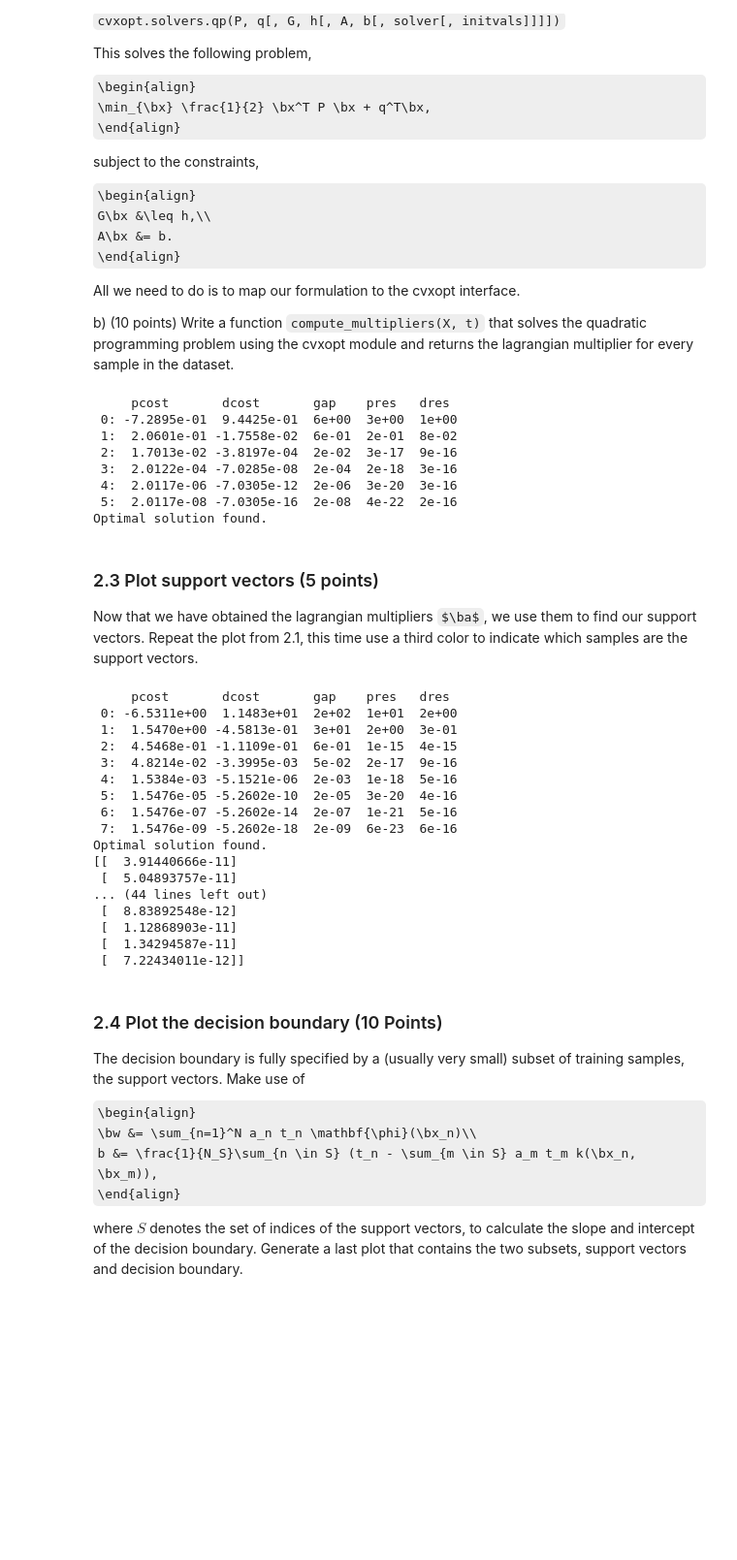
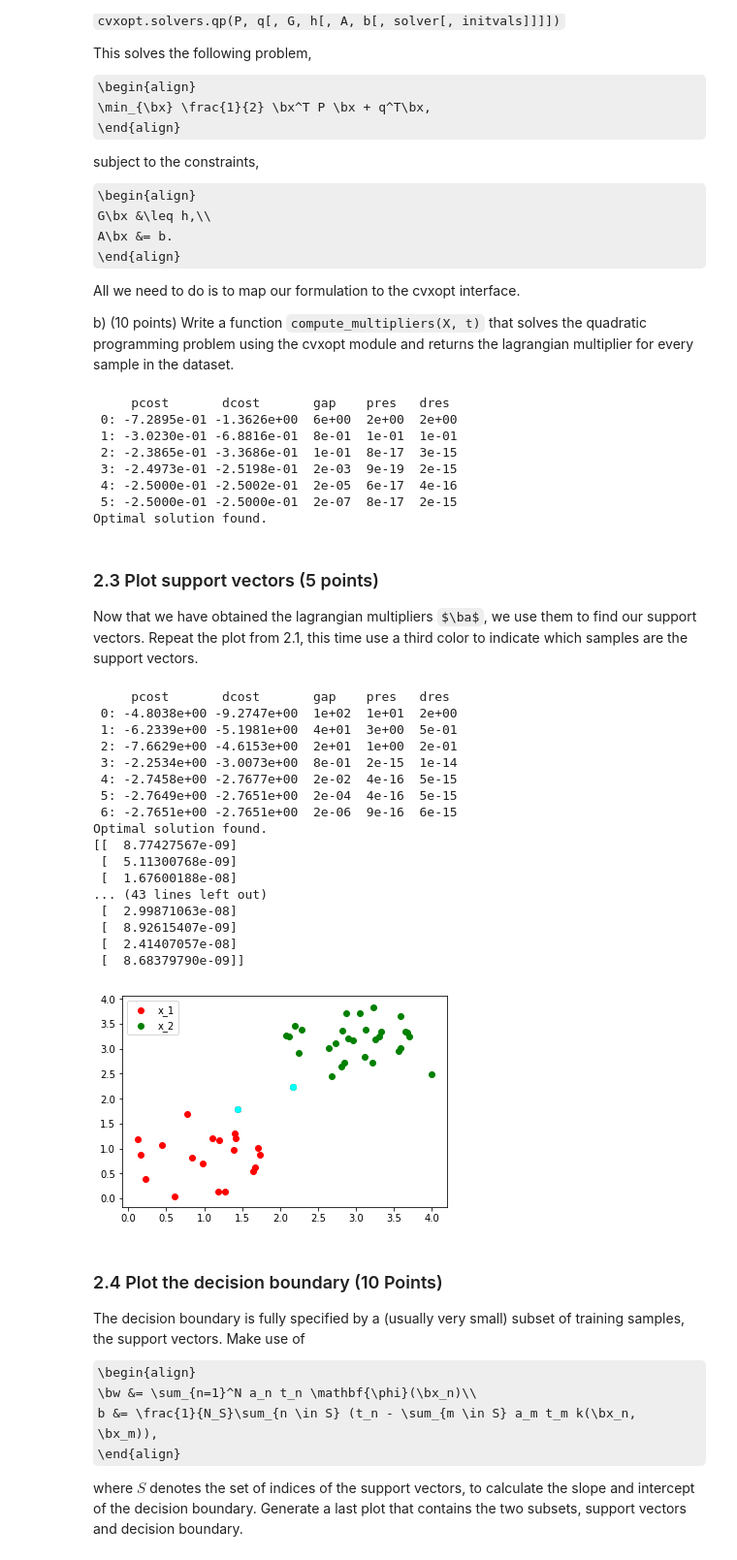
Before and after one commit to sheridavandenbent/ml1_labs, a Jupyter notebook: 10428461_12278327_lab3.ipynb, the cells around one changed output. Shown at 97% size. Drawn from its saved outputs; the diff is of its cells as text; code cells hidden in the pictures; some formulas as TeX source; blank space fills up the shorter version.

```diff
--- a/10428461_12278327_lab3.ipynb
+++ b/10428461_12278327_lab3.ipynb
@@ -517,7 +517,7 @@ def compute_multipliers(X, t):
             K_l[-1].append(K[a,b] * t[a] * t[b])
     K_l = np.asarray(K_l)
     P = cvxopt.matrix(K_l)
-    q = cvxopt.matrix(np.ones((N,1)))
+    q = cvxopt.matrix(-np.ones((N,1)))
     G = cvxopt.matrix(-np.identity(t.shape[0]))
     h = cvxopt.matrix(np.zeros((N,1)))
     A = cvxopt.matrix(t.reshape(1,N))
@@ -538,12 +538,12 @@ a_test = compute_multipliers(X_test, t_test)
 assert a_test.shape == (N_test, 1)
 # %% [output]
      pcost       dcost       gap    pres   dres
- 0: -7.2895e-01  9.4425e-01  6e+00  3e+00  1e+00
- 1:  2.0601e-01 -1.7558e-02  6e-01  2e-01  8e-02
- 2:  1.7013e-02 -3.8197e-04  2e-02  3e-17  9e-16
- 3:  2.0122e-04 -7.0285e-08  2e-04  2e-18  3e-16
- 4:  2.0117e-06 -7.0305e-12  2e-06  3e-20  3e-16
- 5:  2.0117e-08 -7.0305e-16  2e-08  4e-22  2e-16
+ 0: -7.2895e-01 -1.3626e+00  6e+00  2e+00  2e+00
+ 1: -3.0230e-01 -6.8816e-01  8e-01  1e-01  1e-01
+ 2: -2.3865e-01 -3.3686e-01  1e-01  8e-17  3e-15
+ 3: -2.4973e-01 -2.5198e-01  2e-03  9e-19  2e-15
+ 4: -2.5000e-01 -2.5002e-01  2e-05  6e-17  4e-16
+ 5: -2.5000e-01 -2.5000e-01  2e-07  8e-17  2e-15
 Optimal solution found.
 # %% [markdown]
 ### 2.3 Plot support vectors (5 points)
@@ -551,28 +551,36 @@ Now that we have obtained the lagrangian multipliers $\ba$, we use them to find
 # %%
 # YOUR CODE HERE
 X, t = create_X_and_t(x_train_1, x_train_2)
 a = compute_multipliers(X, t)
 print(a)
-#plt.scatter(X)
-#plt.scatter(X)
+sp_vecs = np.where(a > 1e-6)[0]
+plt.scatter(*zip(*x_train_1), color='red', label='x_1')
+plt.scatter(*zip(*x_train_2), color='green', label='x_2')
+
+for sp_vec in sp_vecs:
+    plt.scatter(*X[sp_vec], color='cyan')
+
+plt.legend()
+plt.show()
 # %% [output]
      pcost       dcost       gap    pres   dres
- 0: -6.5311e+00  1.1483e+01  2e+02  1e+01  2e+00
- 1:  1.5470e+00 -4.5813e-01  3e+01  2e+00  3e-01
- 2:  4.5468e-01 -1.1109e-01  6e-01  1e-15  4e-15
- 3:  4.8214e-02 -3.3995e-03  5e-02  2e-17  9e-16
- 4:  1.5384e-03 -5.1521e-06  2e-03  1e-18  5e-16
- 5:  1.5476e-05 -5.2602e-10  2e-05  3e-20  4e-16
- 6:  1.5476e-07 -5.2602e-14  2e-07  1e-21  5e-16
- 7:  1.5476e-09 -5.2602e-18  2e-09  6e-23  6e-16
+ 0: -4.8038e+00 -9.2747e+00  1e+02  1e+01  2e+00
+ 1: -6.2339e+00 -5.1981e+00  4e+01  3e+00  5e-01
+ 2: -7.6629e+00 -4.6153e+00  2e+01  1e+00  2e-01
+ 3: -2.2534e+00 -3.0073e+00  8e-01  2e-15  1e-14
+ 4: -2.7458e+00 -2.7677e+00  2e-02  4e-16  5e-15
+ 5: -2.7649e+00 -2.7651e+00  2e-04  4e-16  5e-15
+ 6: -2.7651e+00 -2.7651e+00  2e-06  9e-16  6e-15
 Optimal solution found.
-[[  3.91440666e-11]
- [  5.04893757e-11]
-... (44 lines left out)
- [  8.83892548e-12]
- [  1.12868903e-11]
- [  1.34294587e-11]
- [  7.22434011e-12]]
+[[  8.77427567e-09]
+ [  5.11300768e-09]
+ [  1.67600188e-08]
+... (43 lines left out)
+ [  2.99871063e-08]
+ [  8.92615407e-09]
+ [  2.41407057e-08]
+ [  8.68379790e-09]]
+[figure, added]
 # %% [markdown]
 ### 2.4 Plot the decision boundary (10 Points)
 The decision boundary is fully specified by a (usually very small) subset of training samples, the support vectors. Make use of
```
Also changed, not shown: parts of 7 cells of this notebook.
